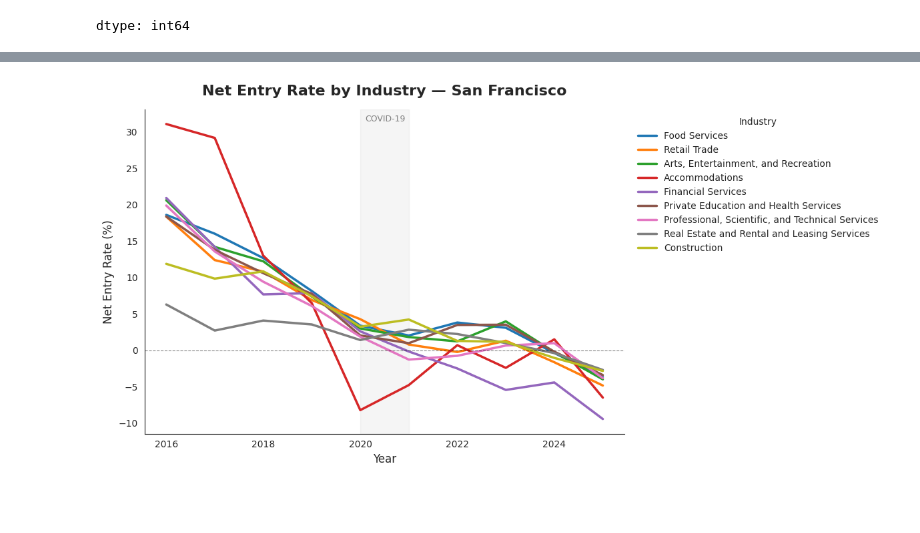
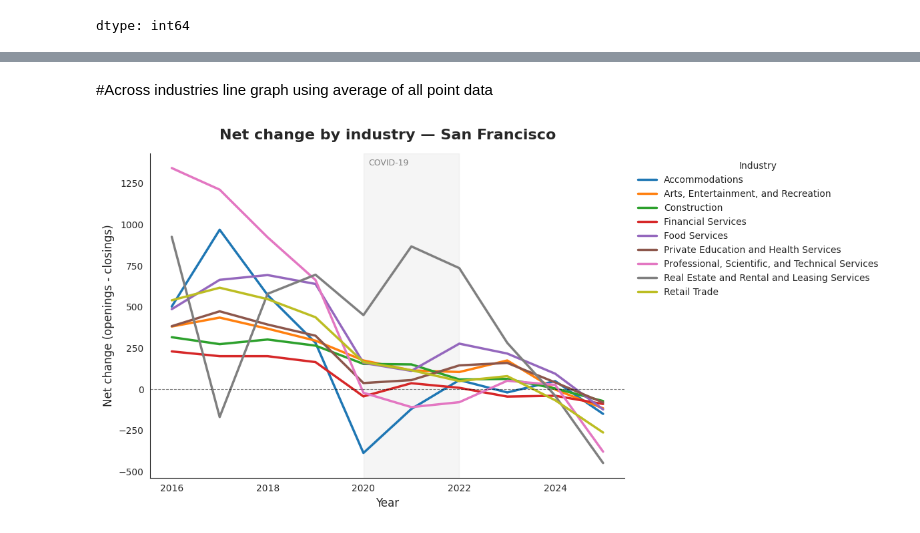
Before and after one commit to miaflynn/CYPLAN255-Final-Project, a Jupyter notebook: 03c_visualizations_net_change.ipynb, the cells around one changed output, grey strips where cells are left out. Drawn from its saved outputs; the diff is of its cells as text; code cells hidden in the pictures; blank space fills up the shorter version.

```diff
--- a/03c_visualizations_net_change.ipynb
+++ b/03c_visualizations_net_change.ipynb
@@ -214,35 +271,60 @@ Index(['GEOID', 'geometry', 'year', 'closed', 'opened', 'naics_filter',
+# %% [markdown]
+#Across industries line graph using average of all point data
+# %%
+# group by year and naics
+citywide_by_naics = (
+    gdf_open_close
+    .groupby(['year', 'naics_code_description', 'status'])
+    .size()
+    .reset_index(name='count')
+    .pivot(index=['year', 'naics_code_description'], columns='status', values='count')
+    .fillna(0)
+    .reset_index()
+)
+
+citywide_by_naics['net_change'] = citywide_by_naics['opened'] - citywide_by_naics['closed']
+
+# get 2016 baseline stock per industry
+baseline = citywide_by_naics[citywide_by_naics['year'] == 2016][['naics_code_description', 'opened']].rename(columns={'opened': 'baseline_stock'})
+
+citywide_by_naics = citywide_by_naics.merge(baseline, on='naics_code_description')
+citywide_by_naics['pct_change_from_baseline'] = (citywide_by_naics['net_change'] / citywide_by_naics['baseline_stock']) * 100
+
+
+#filtering
+citywide_by_naics = citywide_by_naics[citywide_by_naics['naics_code_description'].isin(naics_to_compare)]
 # %%
 fig, ax = plt.subplots(figsize=(12, 6))
 
 sns.set_style('white')
 sns.lineplot(
-    combined,
+    citywide_by_naics,
     x='year',
-    y='net_entry_rate',
-    hue='naics_name',
+    y='net_change',
+    hue='naics_code_description',
     errorbar=None,
     estimator='mean',
     linewidth=2.5,
     ax=ax
 )
 
-# add a horizontal line at 0
+# adds the zero line
 ax.axhline(0, color='black', linewidth=0.8, linestyle='--', alpha=0.5)
 
-# clean up axes
+# adds labels on axes and sets new title with styling
 ax.set_xlabel('Year', fontsize=12)
-ax.set_ylabel('Net Entry Rate (%)', fontsize=12)
-ax.set_title('Net Entry Rate by Industry — San Francisco', fontsize=16, fontweight='bold', pad=15)
+ax.set_ylabel('Net change (openings - closings)', fontsize=12)
+ax.set_title('Net change by industry — San Francisco', fontsize=16, fontweight='bold', pad=15)
 
-# move legend outside
+# legend moved
 ax.legend(title='Industry', bbox_to_anchor=(1.01, 1), loc='upper left', frameon=False)
 
-# shade covid period
-ax.axvspan(2020, 2021, alpha=0.08, color='gray', label='COVID-19')
+# adds the covid styling
+ax.axvspan(2020, 2022, alpha=0.08, color='gray', label='COVID-19 Pandemic')
 ax.text(2020.1, ax.get_ylim()[1] * 0.95, 'COVID-19', fontsize=9, color='gray')
 
 sns.despine()
 plt.tight_layout()
 plt.show()
 # %% [output]
-[figure, old version]
+[figure, new version]
```
Also changed, not shown: parts of 7 cells of this notebook.
